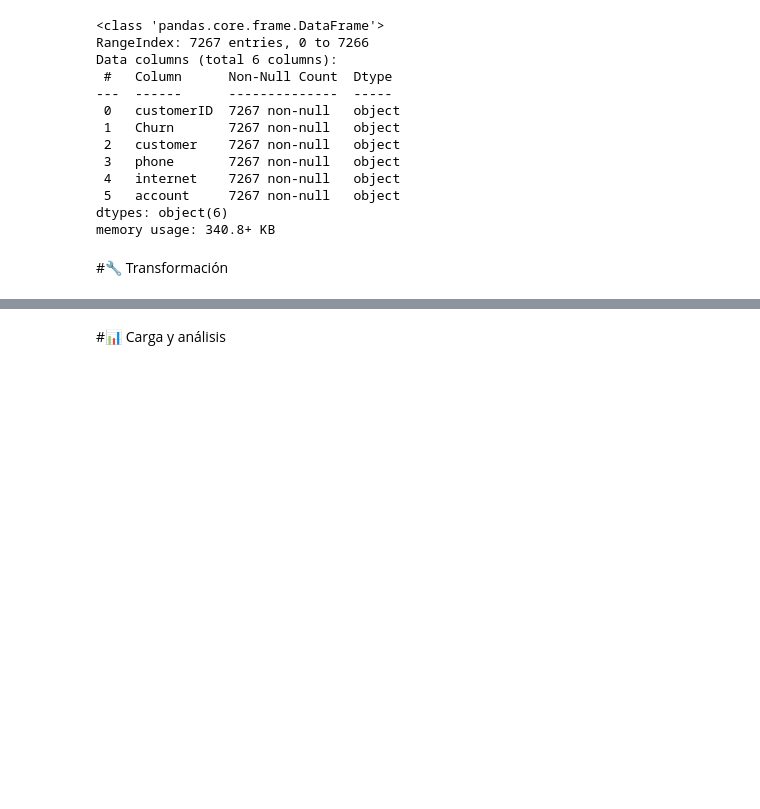
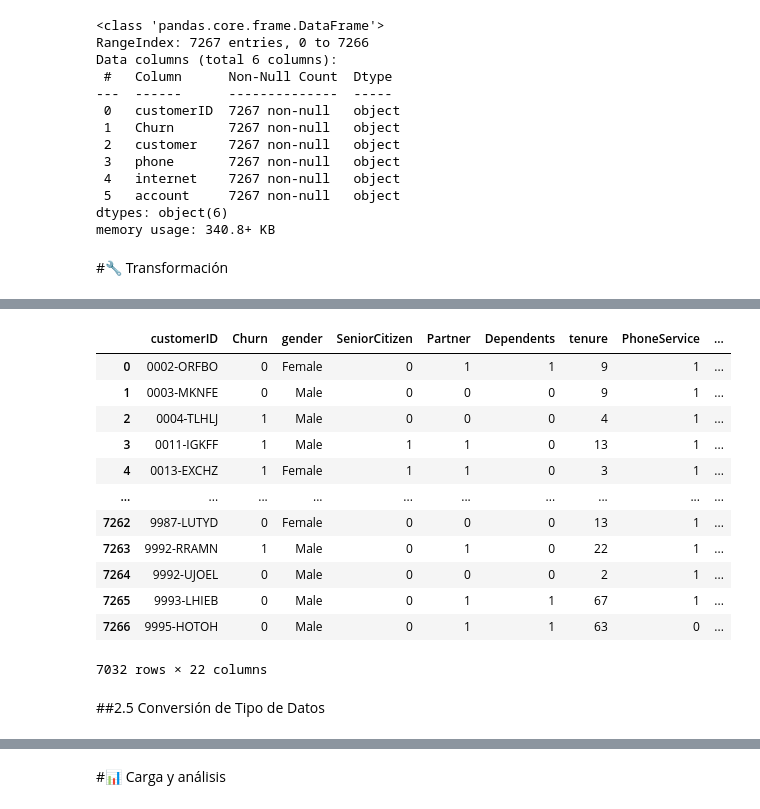
Before and after one commit to KonungurProFer/Proyecto_telecom_X, a Jupyter notebook: TelecomX_LATAM.ipynb, the cells around one changed output, grey strips where cells are left out. Drawn from its saved outputs; the diff is of its cells as text; code cells hidden in the pictures; blank space fills up the shorter version.

```diff
--- a/TelecomX_LATAM.ipynb
+++ b/TelecomX_LATAM.ipynb
@@ -68,0 +262,41 @@ memory usage: 340.8+ KB
+# %%
+df_normalizado=df_normalizado[df_normalizado['Charges.Total'].astype(str).str.contains(r'^-?\d*\.?\d+$')]
+# %%
+#Creando la columna cuentas diarias
+df_normalizado["Cuentas_diarias"]=(df_normalizado['Charges.Monthly']/30).round(3)
+# %%
+columnas_tf= ["Churn",
+              "Partner",
+              "Dependents",
+              "PaperlessBilling",
+              "OnlineSecurity",
+              "OnlineBackup",
+              "DeviceProtection",
+              "TechSupport",
+              "StreamingTV",
+              "StreamingMovies",
+              "PhoneService",
+              "MultipleLines"]
+# %%
+#Ajustando datos
+ajustando_tf= df_normalizado[columnas_tf]
+for var in ajustando_tf.columns:
+  df_normalizado[var]=df_normalizado[var].apply(lambda x: x.replace("No internet service", "0").replace("No phone service", "0").replace("No", "0").replace("Yes", "1"))
+# %%
+df_normalizado
+# %% [output]
+|  | customerID | Churn | gender | SeniorCitizen | Partner | Dependents | tenure | PhoneService | ... |
+| 0 | 0002-ORFBO | 0 | Female | 0 | 1 | 1 | 9 | 1 | ... |
+| 1 | 0003-MKNFE | 0 | Male | 0 | 0 | 0 | 9 | 1 | ... |
+| 2 | 0004-TLHLJ | 1 | Male | 0 | 0 | 0 | 4 | 1 | ... |
+| 3 | 0011-IGKFF | 1 | Male | 1 | 1 | 0 | 13 | 1 | ... |
+| 4 | 0013-EXCHZ | 1 | Female | 1 | 1 | 0 | 3 | 1 | ... |
+| ... | ... | ... | ... | ... | ... | ... | ... | ... | ... |
+| 7262 | 9987-LUTYD | 0 | Female | 0 | 0 | 0 | 13 | 1 | ... |
+| 7263 | 9992-RRAMN | 1 | Male | 0 | 1 | 0 | 22 | 1 | ... |
+| 7264 | 9992-UJOEL | 0 | Male | 0 | 0 | 0 | 2 | 1 | ... |
+| 7265 | 9993-LHIEB | 0 | Male | 0 | 1 | 1 | 67 | 1 | ... |
+| 7266 | 9995-HOTOH | 0 | Male | 0 | 1 | 1 | 63 | 0 | ... |
+7032 rows × 22 columns
+# %% [markdown]
+##2.5 Conversión de Tipo de Datos
```
Also changed, not shown: parts of 38 cells of this notebook.
